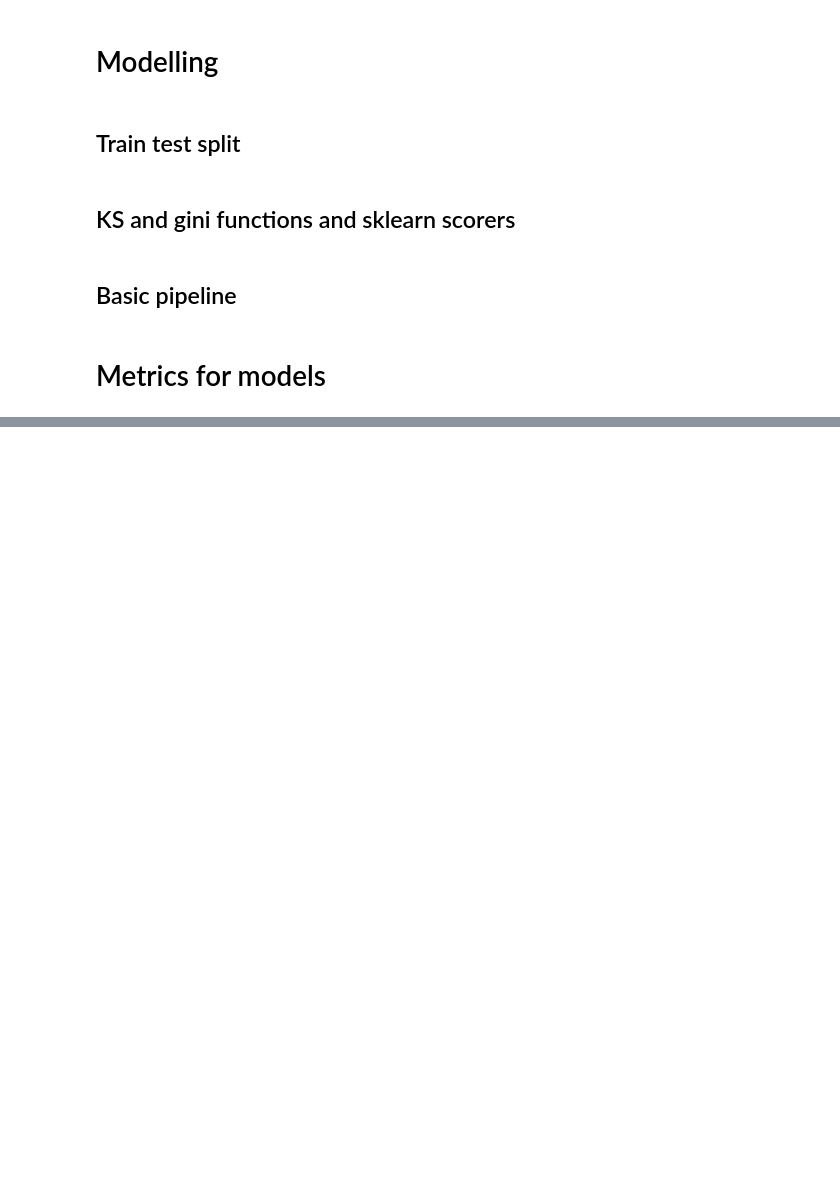
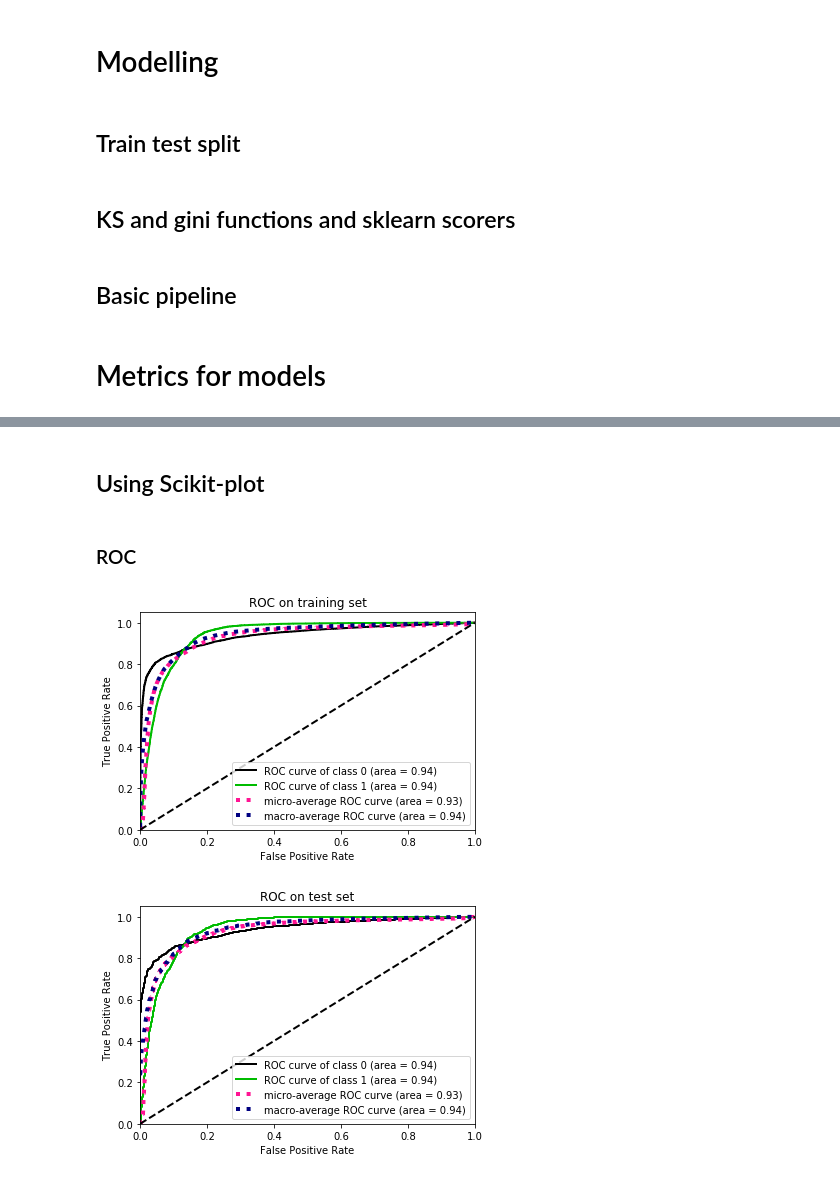
Before and after one commit to marcospiau/BankMarketingDataSet, a Jupyter notebook: notebooks/BankMarketingDataSet_v1.ipynb, the cells around one changed output, grey strips where cells are left out. Saved outputs shown, nothing was run; the diff lists cells and outputs as text; code cells hidden in the pictures; blank space fills up the shorter version.

```diff
--- a/notebooks/BankMarketingDataSet_v1.ipynb
+++ b/notebooks/BankMarketingDataSet_v1.ipynb
@@ -369,0 +391,10 @@ plt.hist(gs.predict_proba(X_train)[:,1])
+# %% [markdown]
+## Using Scikit-plot
+# %% [markdown]
+### ROC
+# %%
+skplt.metrics.plot_roc(y_train, gs.predict_proba(X_train), title='ROC on training set')
+skplt.metrics.plot_roc(y_test, gs.predict_proba(X_test), title='ROC on test set')
+# %% [output]
+[figure, added]
+[figure, added]
```
Also changed, not shown: parts of 49 cells of this notebook.
